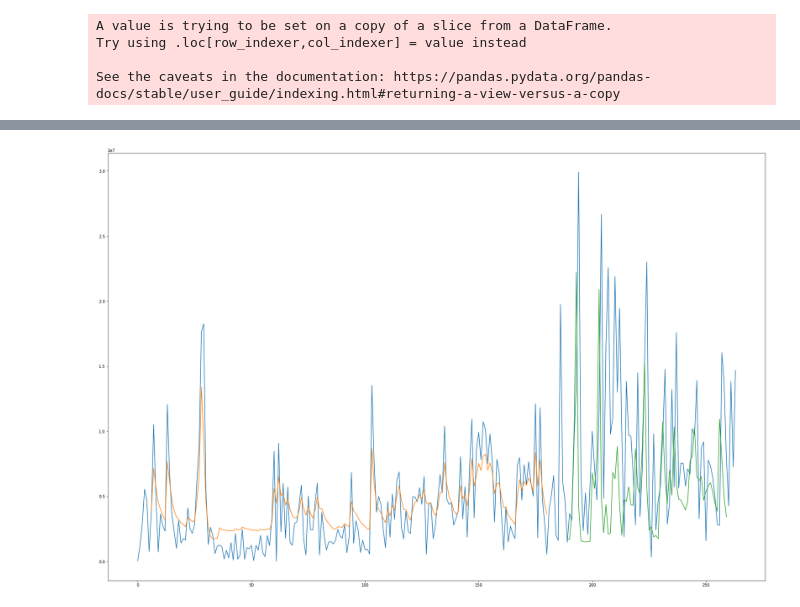
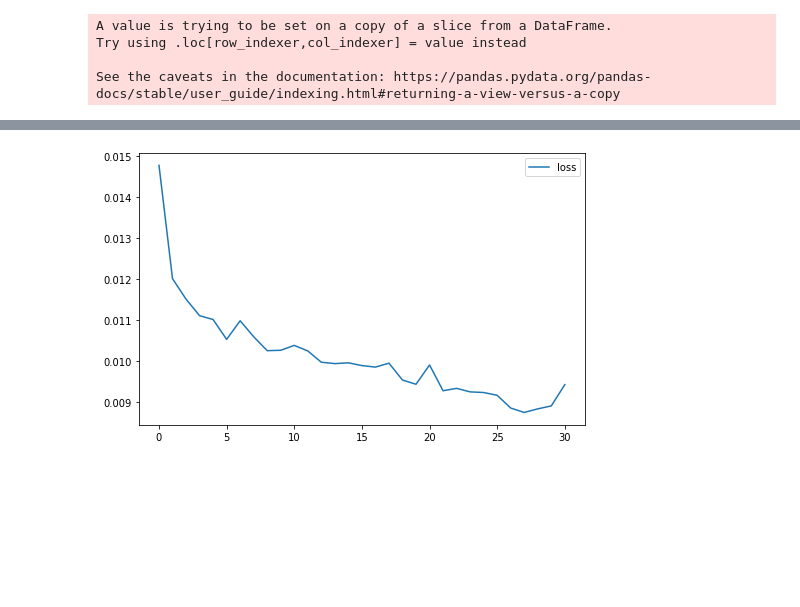
Before and after one commit to jblancoperez/fiap-desafio, a Jupyter notebook: 04.Predicao_valores_credito_dois_proximos_dias.ipynb, the cells around one changed output, grey strips where cells are left out. Saved outputs shown, nothing was run; the diff lists cells and outputs as text; code cells hidden in the pictures; blank space fills up the shorter version.

```diff
--- a/04.Predicao_valores_credito_dois_proximos_dias.ipynb
+++ b/04.Predicao_valores_credito_dois_proximos_dias.ipynb
@@ -169,8 +131,7 @@ Test Score: 8083084.22 RMSE
-# %%
-plt.figure(figsize=(30,20))
-plt.plot(scaler.inverse_transform(X))
-plt.plot(trainPredictPlot)
-plt.plot(testPredictPlot)
-plt.show()
-# %% [output]
-[figure, removed]
+# %%
+#Plotamos a visão de treinamento do modelo
+
+pd.DataFrame(history.history).plot(figsize=(8,5))
+plt.show()
+# %% [output]
+[figure, added]
```
Also changed, not shown: parts of 3 cells of this notebook.
